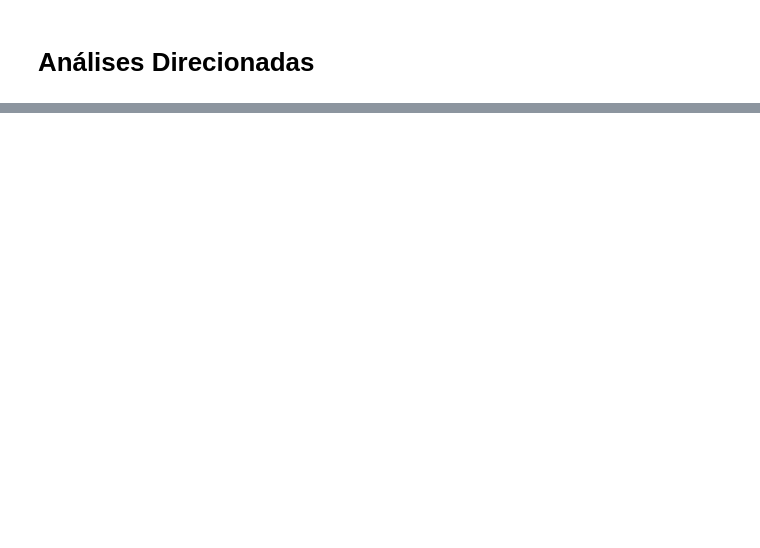
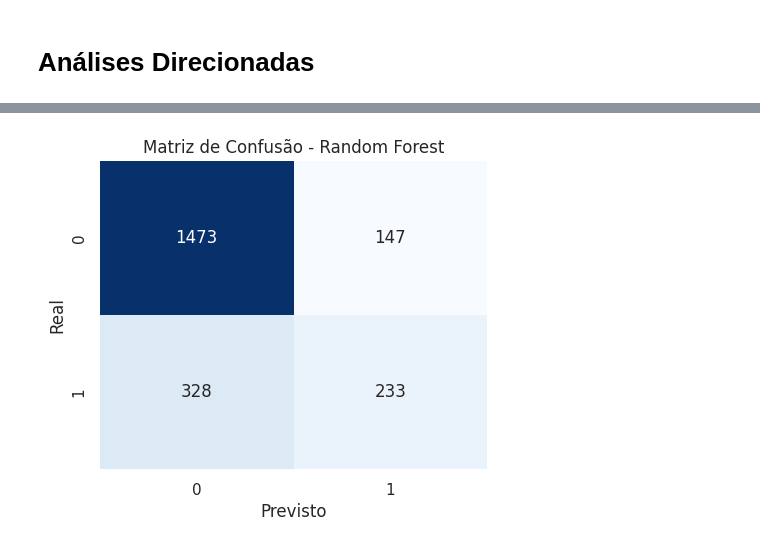
Before and after one commit to SergioCarmo-ro/TelecomX_BR_Parte_II, a Jupyter notebook: TelecomX_BR_Parte_II.ipynb, the cells around one changed output, grey strips where cells are left out. Cells and saved outputs as stored; diff of their text form; code cells hidden in the pictures; blank space fills up the shorter version.

```diff
--- a/TelecomX_BR_Parte_II.ipynb
+++ b/TelecomX_BR_Parte_II.ipynb
@@ -369,0 +668,14 @@ plt.show()
+# %%
+# ------------------ AVALIAÇÃO DOS MODELOS ------------------
+
+# Avalie cada modelo
+for nome_modelo, modelo in modelos.items():
+    print(f"\n=== Avaliação: {nome_modelo} ===")
+
+   # Prever no conjunto de teste
+    y_pred = modelo.predict(X_test_processed)
+
+   # Calcular e imprimir métricas de avaliação
+    print("Acurácia:", accuracy_score(y_test, y_pred))
+    print("\nMatriz de Confusão:\n", confusion_matrix(y_test, y_pred))
+    print("\nRelatório de Classificação:\n", classification_report(y_test, y_pred))
@@ -369,0 +700,22 @@ plt.show()
+# %%
+# ------------------ AVALIAÇÃO ------------------
+resultados = []
+
+for nome, modelo in modelos.items():
+    # Use os dados de teste processados para previsão de todos os modelos
+    y_pred = modelo.predict(X_test_processed)
+
+    acc = accuracy_score(y_test, y_pred)
+    prec = precision_score(y_test, y_pred)
+    rec = recall_score(y_test, y_pred)
+    f1 = f1_score(y_test, y_pred)
+
+    resultados.append([nome, acc, prec, rec, f1])
+
+    print(f"\n=== {nome} ===")
+    print("Acurácia:", acc)
+    print("Precisão:", prec)
+    print("Recall:", rec)
+    print("F1-score:", f1)
+    print("\nMatriz de Confusão:\n", confusion_matrix(y_test, y_pred))
+    print("\nRelatório de Classificação:\n", classification_report(y_test, y_pred))
@@ -369,0 +740,10 @@ plt.show()
+# %%
+# Matriz de confusão em forma gráfica
+plt.figure(figsize=(5,4))
+sns.heatmap(confusion_matrix(y_test, y_pred), annot=True, fmt='d', cmap="Blues", cbar=False)
+plt.title(f"Matriz de Confusão - {nome}")
+plt.xlabel("Previsto")
+plt.ylabel("Real")
+plt.show()
+# %% [output]
+[figure, added]
```
Also changed, not shown: parts of 34 cells of this notebook.
